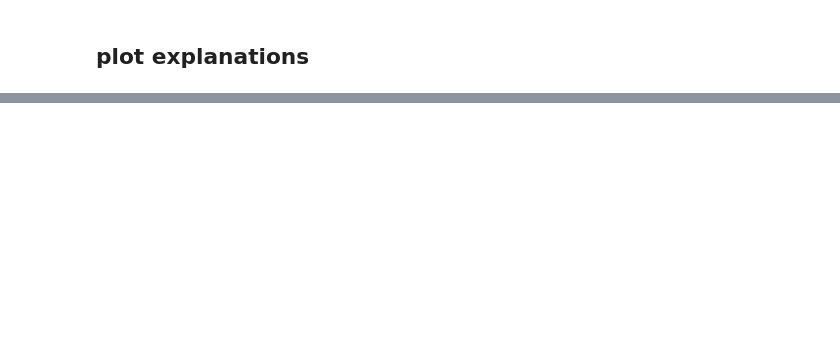
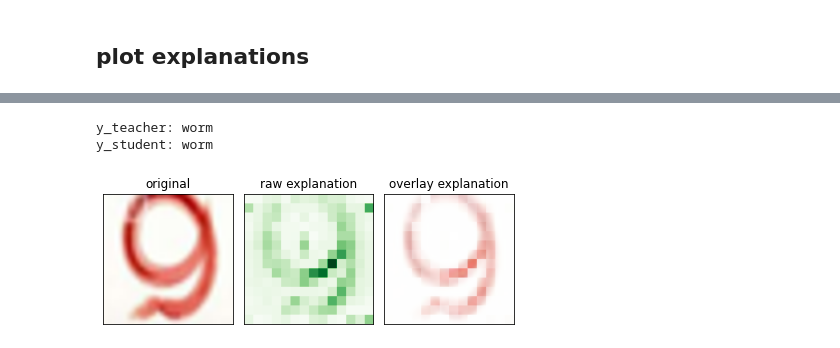
Before and after one commit to CoderPat/learning-scaffold, a Jupyter notebook: notebooks/investigate_explanations_vit.ipynb, the cells around one changed output, grey strips where cells are left out. Saved outputs shown, nothing was run; the diff lists cells and outputs as text; code cells hidden in the pictures; blank space fills up the shorter version.

```diff
--- a/notebooks/investigate_explanations_vit.ipynb
+++ b/notebooks/investigate_explanations_vit.ipynb
@@ -152,0 +224,6 @@ Pred: 60
+# %%
+_ = show_expl(test_data, idx=2)
+# %% [output]
+y_teacher: worm
+y_student: worm
+[figure, added]
```
Also changed, not shown: parts of 28 cells of this notebook.
